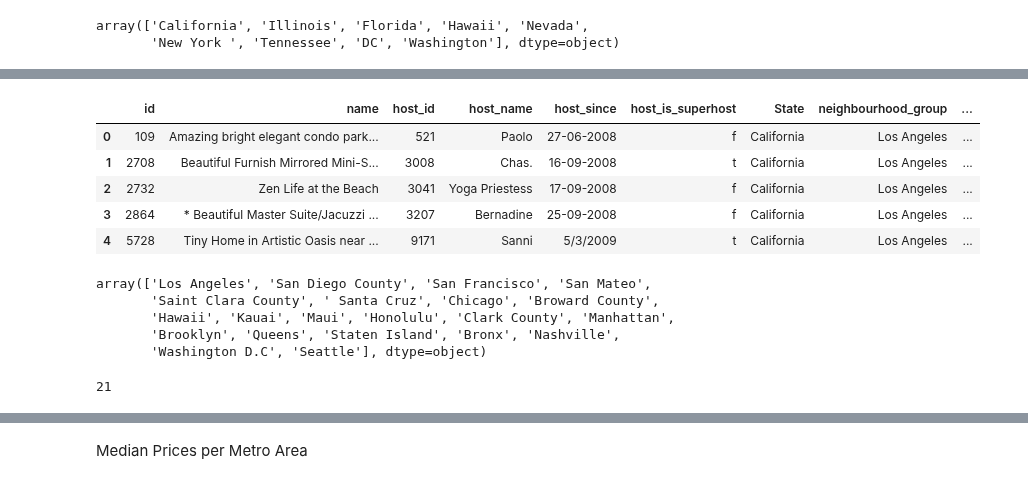
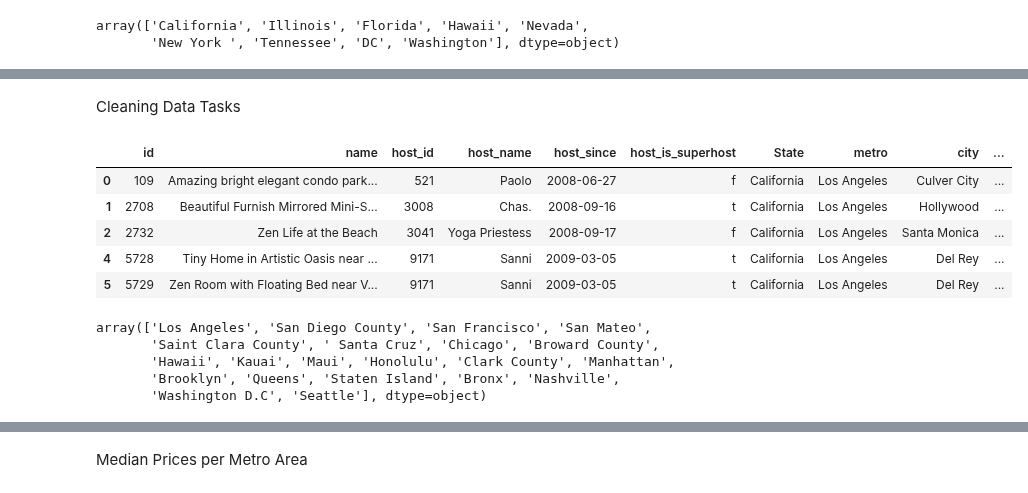
Before and after one commit to hmk81996/data_class_project_1, a Jupyter notebook: airbnb_hannah_cost_exploration.ipynb, the cells around one changed output, grey strips where cells are left out. Drawn from its saved outputs; the diff is of its cells as text; code cells hidden in the pictures.

```diff
--- a/airbnb_hannah_cost_exploration.ipynb
+++ b/airbnb_hannah_cost_exploration.ipynb
@@ -79,15 +52,59 @@ Index(['id', 'name', 'host_id', 'host_name', 'host_since', 'host_is_superhost',
       dtype='object')
-# %%
-# remove unnecessary columns
-clean_airbnb_df = airbnb_df.drop(columns=['host_identity_verified', 'instant_bookable', 'accommodates',
-       'amenities', 'latitude', 'longitude','room_type', 'bathrooms', 'bedrooms', 'beds', 'minimum_nights', 'maximum_nights',
-       'number_of_reviews', 'last_review', 'reviews_per_month','availability_365'])
-clean_airbnb_df.head(5)
-# %% [output]
-|  | id | name | host_id | host_name | host_since | host_is_superhost | State | neighbourhood_group | ... |
-| 0 | 109 | Amazing bright elegant condo park... | 521 | Paolo | 27-06-2008 | f | California | Los Angeles | ... |
-| 1 | 2708 | Beautiful Furnish Mirrored Mini-S... | 3008 | Chas. | 16-09-2008 | t | California | Los Angeles | ... |
-| 2 | 2732 | Zen Life at the Beach | 3041 | Yoga Priestess | 17-09-2008 | f | California | Los Angeles | ... |
-| 3 | 2864 | * Beautiful Master Suite/Jacuzzi ... | 3207 | Bernadine | 25-09-2008 | f | California | Los Angeles | ... |
-| 4 | 5728 | Tiny Home in Artistic Oasis near ... | 9171 | Sanni | 5/3/2009 | t | California | Los Angeles | ... |
+# %% [markdown]
+Cleaning Data Tasks
+# %%
+# remove unnecessary columns
+clean_airbnb_df = airbnb_df.drop(columns=['host_identity_verified', 'instant_bookable', 'accommodates',
+       'amenities', 'latitude', 'longitude','room_type', 'bathrooms', 'bedrooms', 'beds', 'minimum_nights', 'maximum_nights',
+       'number_of_reviews', 'last_review', 'reviews_per_month', 'calculated_host_listings_count'])
+
+# change column names for clarity
+clean_airbnb_df = clean_airbnb_df.rename(columns={'neighbourhood_group': 'metro'})
+clean_airbnb_df = clean_airbnb_df.rename(columns={'neighbourhood':'city'})
+
+# remove host sites where availability is 0/365 days
+clean_airbnb_df = clean_airbnb_df[clean_airbnb_df['availability_365'] != 0]
+
+# remove hosts sites where price is 0
+clean_airbnb_df = clean_airbnb_df[clean_airbnb_df['price'] !=0]
+
+# change state names to abbreviations for easy visualization
+# create a dictionary mapping state names to abbreviations
+state_abbreviations = {
+    'California': 'CA',
+    'Illinois': 'IL',
+    'Florida': 'FL',
+    'Hawaii':'HI',
+    'Nevada':'NV',
+    'New York ':'NY',
+    'Tennessee':'TN',
+    'DC':'DC',
+    'Washington':'WA'
+}
+
+# Example list of state names
+state_names = ['California', 'Illinois', 'Florida', 'Hawaii', 'Nevada','New York ', 'Tennessee', 'DC', 'Washington']
+
+# Convert state names to abbreviations
+states = [state_abbreviations[state] for state in state_names]
+
+# Apply the mapping to the 'State' column
+clean_airbnb_df['State Abbreviation'] = clean_airbnb_df['State'].map(state_abbreviations)
+
+# reformat dates
+# Ensure 'host_since' is of string type
+clean_airbnb_df['host_since'] = clean_airbnb_df['host_since'].astype(str)
+
+# Now convert to datetime, allowing for multiple formats
+# replace '-' with '/' in the 'host_since' column to standardize the format
+clean_airbnb_df['host_since'] = clean_airbnb_df['host_since'].str.replace('-', '/')
+clean_airbnb_df['host_since'] = pd.to_datetime(clean_airbnb_df['host_since'], dayfirst=False, errors='coerce')
+clean_airbnb_df.head()
+# %% [output]
+|  | id | name | host_id | host_name | host_since | host_is_superhost | State | metro | city | ... |
+| 0 | 109 | Amazing bright elegant condo park... | 521 | Paolo | 2008-06-27 | f | California | Los Angeles | Culver City | ... |
+| 1 | 2708 | Beautiful Furnish Mirrored Mini-S... | 3008 | Chas. | 2008-09-16 | t | California | Los Angeles | Hollywood | ... |
+| 2 | 2732 | Zen Life at the Beach | 3041 | Yoga Priestess | 2008-09-17 | f | California | Los Angeles | Santa Monica | ... |
+| 4 | 5728 | Tiny Home in Artistic Oasis near ... | 9171 | Sanni | 2009-03-05 | t | California | Los Angeles | Del Rey | ... |
+| 5 | 5729 | Zen Room with Floating Bed near V... | 9171 | Sanni | 2009-03-05 | t | California | Los Angeles | Del Rey | ... |
 # %%
@@ -100,8 +117,3 @@ array(['Los Angeles', 'San Diego County', 'San Francisco', 'San Mateo',
        'Hawaii', 'Kauai', 'Maui', 'Honolulu', 'Clark County', 'Manhattan',
        'Brooklyn', 'Queens', 'Staten Island', 'Bronx', 'Nashville',
        'Washington D.C', 'Seattle'], dtype=object)
-# %%
-cities_count = clean_airbnb_df["neighbourhood_group"].nunique()
-cities_count
-# %% [output]
-21
```
Also changed, not shown: parts of 15 cells of this notebook.
